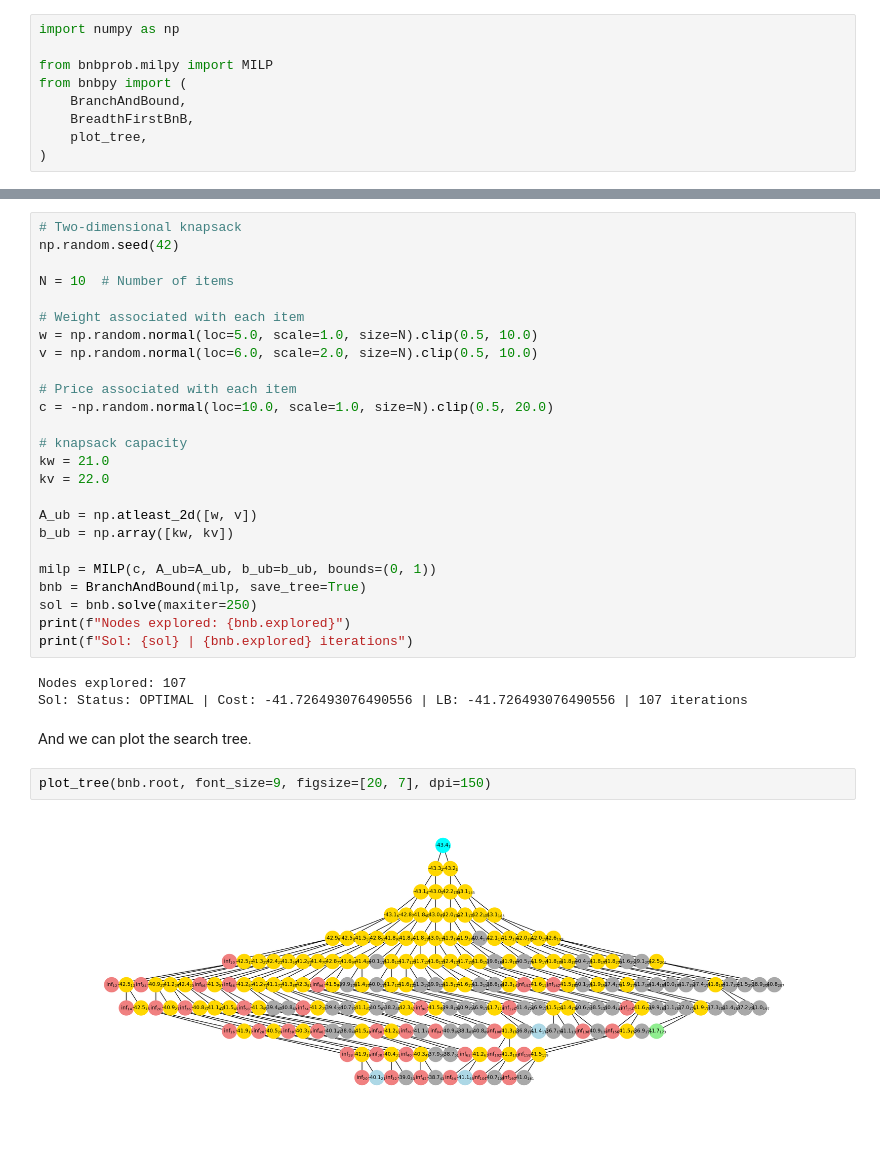
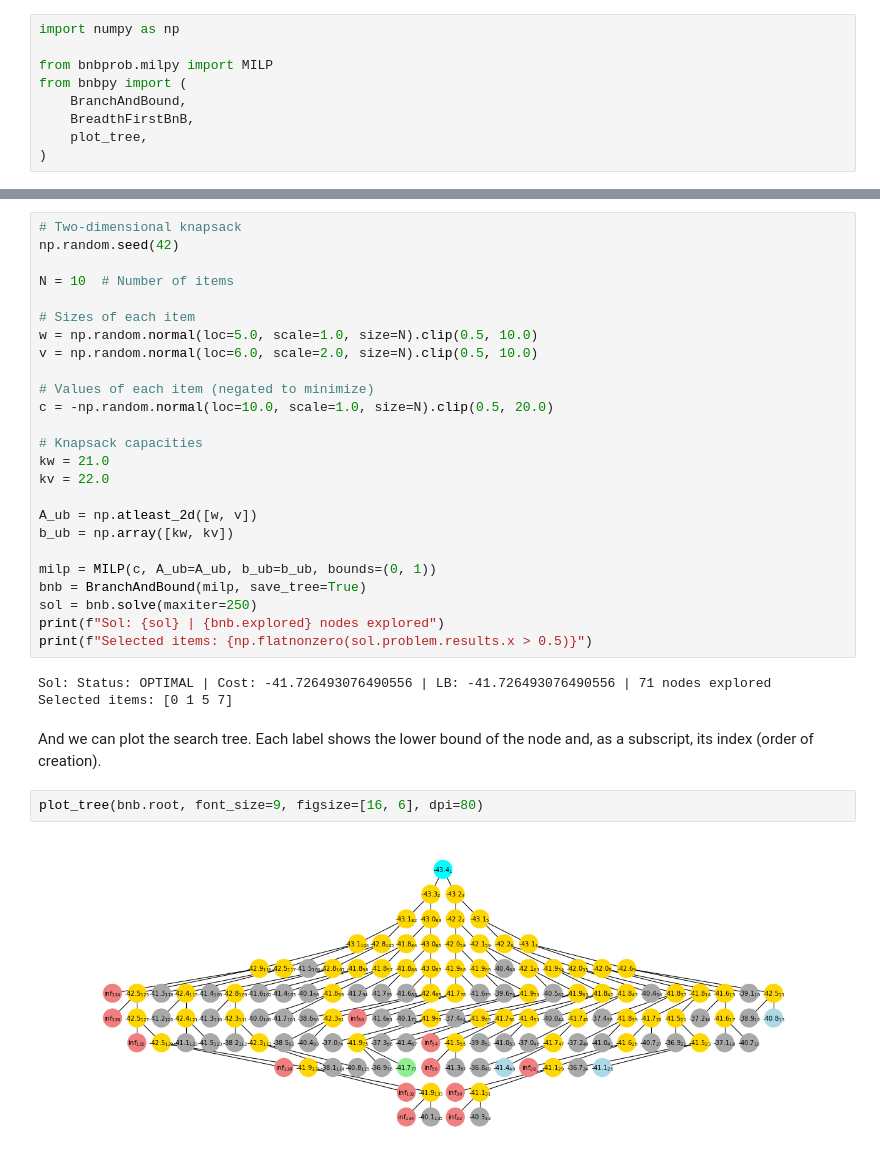
Before and after one commit to bruscalia/bnbpy, a Jupyter notebook: docs/source/Usage/milp.ipynb, the cells around one changed output, grey strips where cells are left out. Saved outputs shown, nothing was run; the diff lists cells and outputs as text; blank space fills up the shorter version.

```diff
--- a/docs/source/Usage/milp.ipynb
+++ b/docs/source/Usage/milp.ipynb
@@ -55,14 +90,14 @@ np.random.seed(42)
 
 N = 10  # Number of items
 
-# Weight associated with each item
+# Sizes of each item
 w = np.random.normal(loc=5.0, scale=1.0, size=N).clip(0.5, 10.0)
 v = np.random.normal(loc=6.0, scale=2.0, size=N).clip(0.5, 10.0)
 
-# Price associated with each item
+# Values of each item (negated to minimize)
 c = -np.random.normal(loc=10.0, scale=1.0, size=N).clip(0.5, 20.0)
 
-# knapsack capacity
+# Knapsack capacities
 kw = 21.0
 kv = 22.0
 
@@ -72,14 +107,15 @@ b_ub = np.array([kw, kv])
 milp = MILP(c, A_ub=A_ub, b_ub=b_ub, bounds=(0, 1))
 bnb = BranchAndBound(milp, save_tree=True)
 sol = bnb.solve(maxiter=250)
-print(f"Nodes explored: {bnb.explored}")
-print(f"Sol: {sol} | {bnb.explored} iterations")
+print(f"Sol: {sol} | {bnb.explored} nodes explored")
+print(f"Selected items: {np.flatnonzero(sol.problem.results.x > 0.5)}")
 # %% [output]
-Nodes explored: 107
-Sol: Status: OPTIMAL | Cost: -41.726493076490556 | LB: -41.726493076490556 | 107 iterations
+Sol: Status: OPTIMAL | Cost: -41.726493076490556 | LB: -41.726493076490556 | 71 nodes explored
+Selected items: [0 1 5 7]
-# %% [markdown]
-And we can plot the search tree.
+# %% [markdown]
+And we can plot the search tree. Each label shows the lower bound of
+the node and, as a subscript, its index (order of creation).
 # %%
-plot_tree(bnb.root, font_size=9, figsize=[20, 7], dpi=150)
+plot_tree(bnb.root, font_size=9, figsize=[16, 6], dpi=80)
 # %% [output]
-[figure, old version]
+[figure, new version]
```
Also changed, not shown: parts of 8 cells of this notebook, 5 other files.
